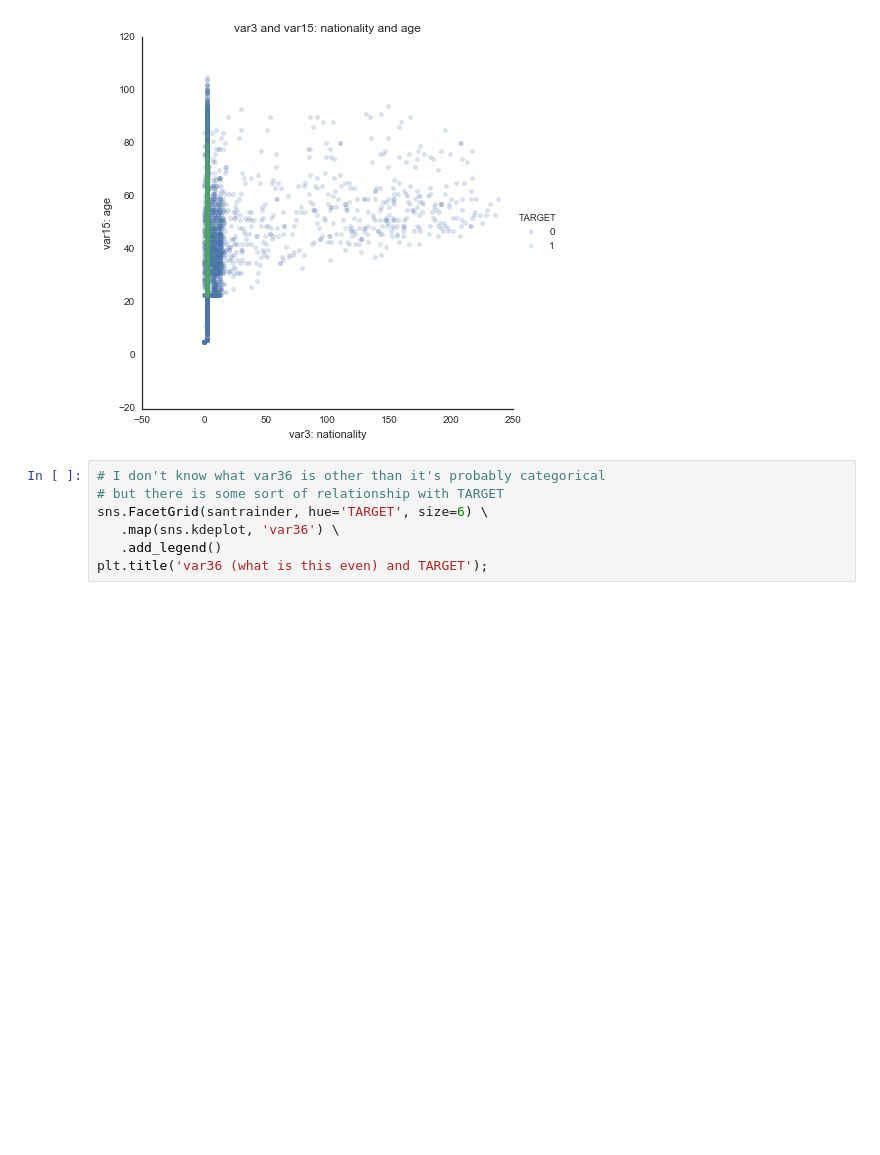
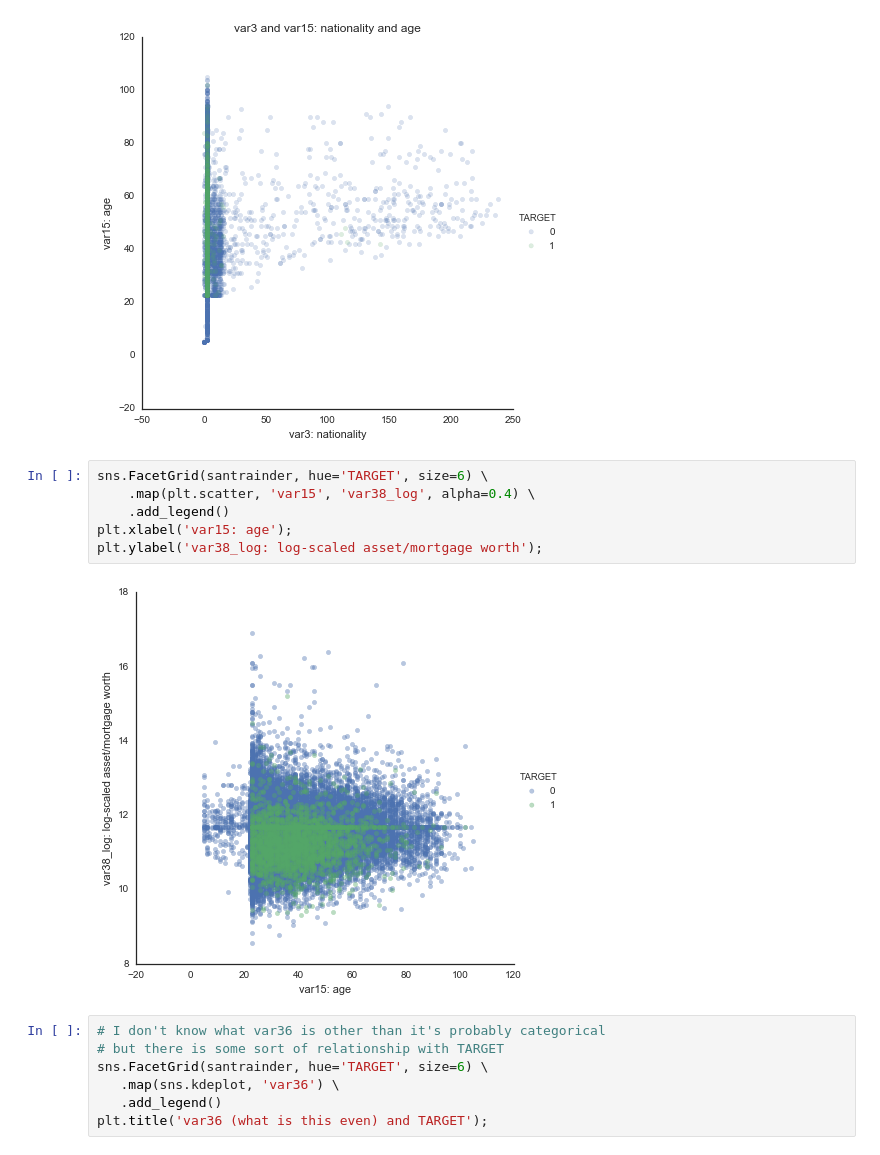
Before and after one commit to sketchychen/kaggle_santander, a Jupyter notebook: kaggle_santander_draft.ipynb, the cells around one changed output. Cells and saved outputs as stored; diff of their text form; blank space fills up the shorter version.

```diff
--- a/kaggle_santander_draft.ipynb
+++ b/kaggle_santander_draft.ipynb
@@ -498,6 +514,14 @@ plt.xlabel('var3: nationality');
 plt.ylabel('var15: age');
 # %% [output]
 [figure]
+# %%
+sns.FacetGrid(santrainder, hue='TARGET', size=6) \
+    .map(plt.scatter, 'var15', 'var38_log', alpha=0.4) \
+    .add_legend()
+plt.xlabel('var15: age');
+plt.ylabel('var38_log: log-scaled asset/mortgage worth');
+# %% [output]
+[figure, added]
 # %%
 # I don't know what var36 is other than it's probably categorical
 # but there is some sort of relationship with TARGET
```
Also changed, not shown: parts of 10 cells of this notebook.
